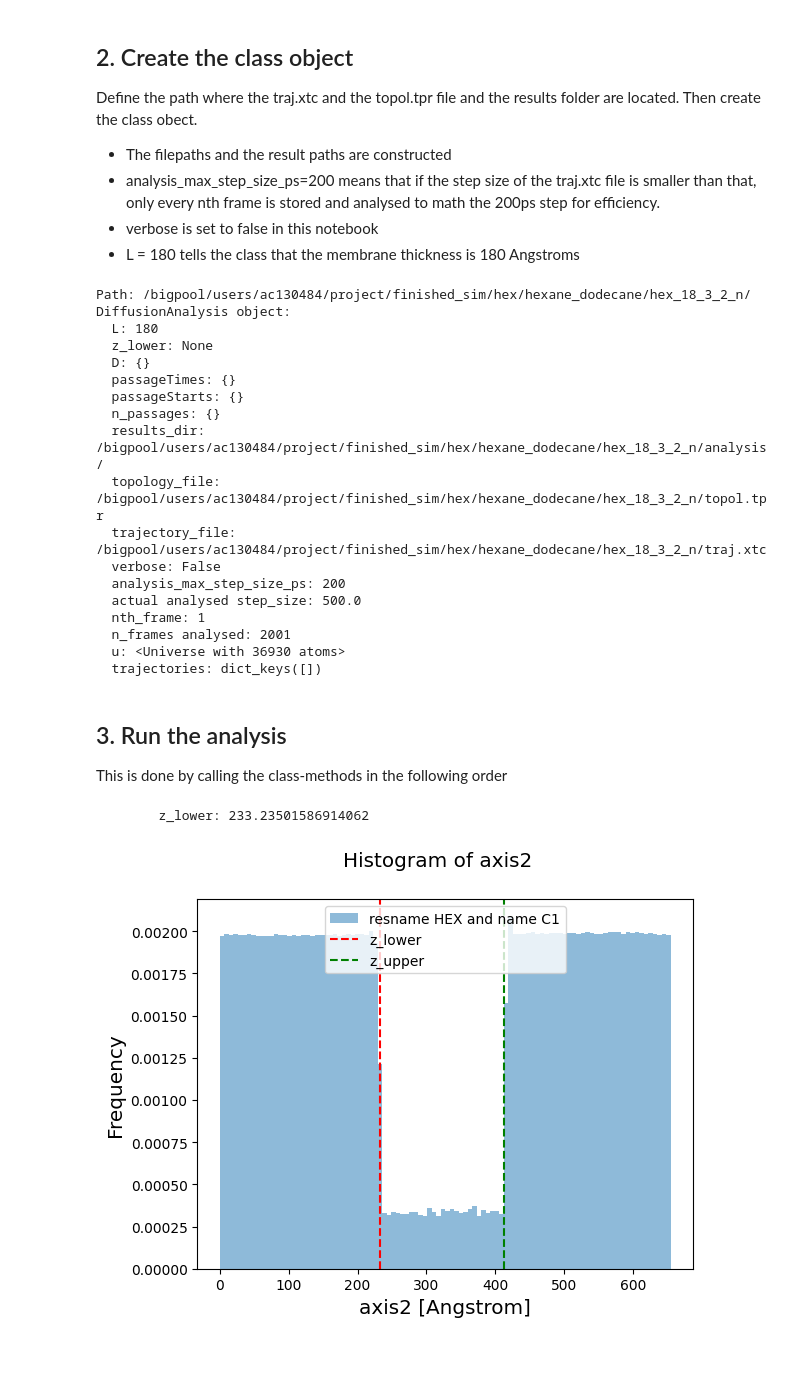
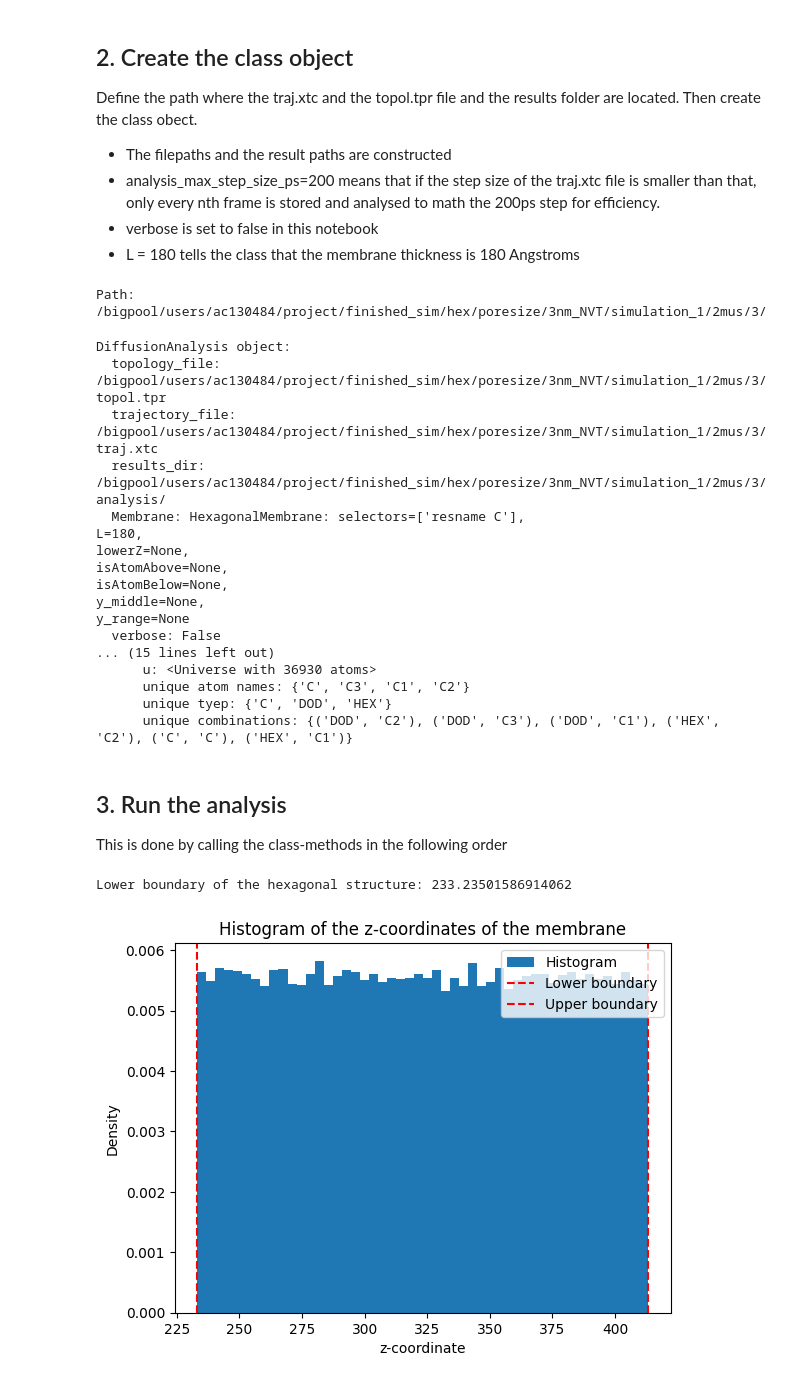
Before and after one commit to moritzmarquardt/MembraneAnalysisToolbox, a Jupyter notebook: examples/example_DiffusionAnalysis.ipynb, the cells around one changed output. Saved outputs shown, nothing was run; the diff lists cells and outputs as text; code cells hidden in the pictures; blank space fills up the shorter version.

```diff
--- a/examples/example_DiffusionAnalysis.ipynb
+++ b/examples/example_DiffusionAnalysis.ipynb
@@ -30,48 +32,52 @@ Then create the class obect.
 - verbose is set to false in this notebook
 - L = 180 tells the class that the membrane thickness is 180 Angstroms
 # %%
-path = "/bigpool/users/ac130484/project/finished_sim/hex/hexane_dodecane/hex_18_3_2_n/"
+path = "/bigpool/users/ac130484/project/finished_sim/hex/poresize/3nm_NVT/simulation_1/2mus/3/"
 print("Path: " + path)
+
+structure = HexagonalMembrane(
+            selectors="resname C",
+            L=180,
+        )
 
 DA = DiffusionAnalysis(
     topology_file=path + "topol.tpr",
     trajectory_file=path + "traj.xtc",
     results_dir=path + "analysis/",
-    analysis_max_step_size_ps=200,
+    analysis_max_step_size_ps=2,
     verbose=False,
-    L=180,
+    membrane = structure
 )
 
 print(DA)
 # %% [output]
-Path: /bigpool/users/ac130484/project/finished_sim/hex/hexane_dodecane/hex_18_3_2_n/
-DiffusionAnalysis object:
-  L: 180
-  z_lower: None
-  D: {}
-  passageTimes: {}
-  passageStarts: {}
-  n_passages: {}
-  results_dir: /bigpool/users/ac130484/project/finished_sim/hex/hexane_dodecane/hex_18_3_2_n/analysis/
-  topology_file: /bigpool/users/ac130484/project/finished_sim/hex/hexane_dodecane/hex_18_3_2_n/topol.tpr
-  trajectory_file: /bigpool/users/ac130484/project/finished_sim/hex/hexane_dodecane/hex_18_3_2_n/traj.xtc
-  verbose: False
-  analysis_max_step_size_ps: 200
-  actual analysed step_size: 500.0
-  nth_frame: 1
-  n_frames analysed: 2001
-  u: <Universe with 36930 atoms>
-  trajectories: dict_keys([])
+Path: /bigpool/users/ac130484/project/finished_sim/hex/poresize/3nm_NVT/simulation_1/2mus/3/
+DiffusionAnalysis object:
+  topology_file: /bigpool/users/ac130484/project/finished_sim/hex/poresize/3nm_NVT/simulation_1/2mus/3/topol.tpr
+  trajectory_file: /bigpool/users/ac130484/project/finished_sim/hex/poresize/3nm_NVT/simulation_1/2mus/3/traj.xtc
+  results_dir: /bigpool/users/ac130484/project/finished_sim/hex/poresize/3nm_NVT/simulation_1/2mus/3/analysis/
+  Membrane: HexagonalMembrane: selectors=['resname C'],
+L=180,
+lowerZ=None,
+isAtomAbove=None,
+isAtomBelow=None,
+y_middle=None,
+y_range=None
+  verbose: False
+... (15 lines left out)
+      u: <Universe with 36930 atoms>
+      unique atom names: {'C', 'C3', 'C1', 'C2'}
+      unique tyep: {'C', 'DOD', 'HEX'}
+      unique combinations: {('DOD', 'C2'), ('DOD', 'C3'), ('DOD', 'C1'), ('HEX', 'C2'), ('C', 'C'), ('HEX', 'C1')}
 # %% [markdown]
 ## 3. Run the analysis
 This is done by calling the class-methods in the following order
-# %%
-
-DA.find_membrane_location_hexstructure(mem_selector="resname C")
-print("\tz_lower: " + str(DA.z_lower))
-
-DA.verify_membrane_location(mem_selector="resname HEX and name C1")
-# %% [output]
-        z_lower: 233.23501586914062
-[figure, removed]
+# %%
+
+DA.find_membrane_location()
+DA.print_membrane_location()
+DA.verify_membrane_location()
+# %% [output]
+Lower boundary of the hexagonal structure: 233.23501586914062
+[figure, added]
 # %%
```
Also changed, not shown: parts of 4 cells of this notebook.
